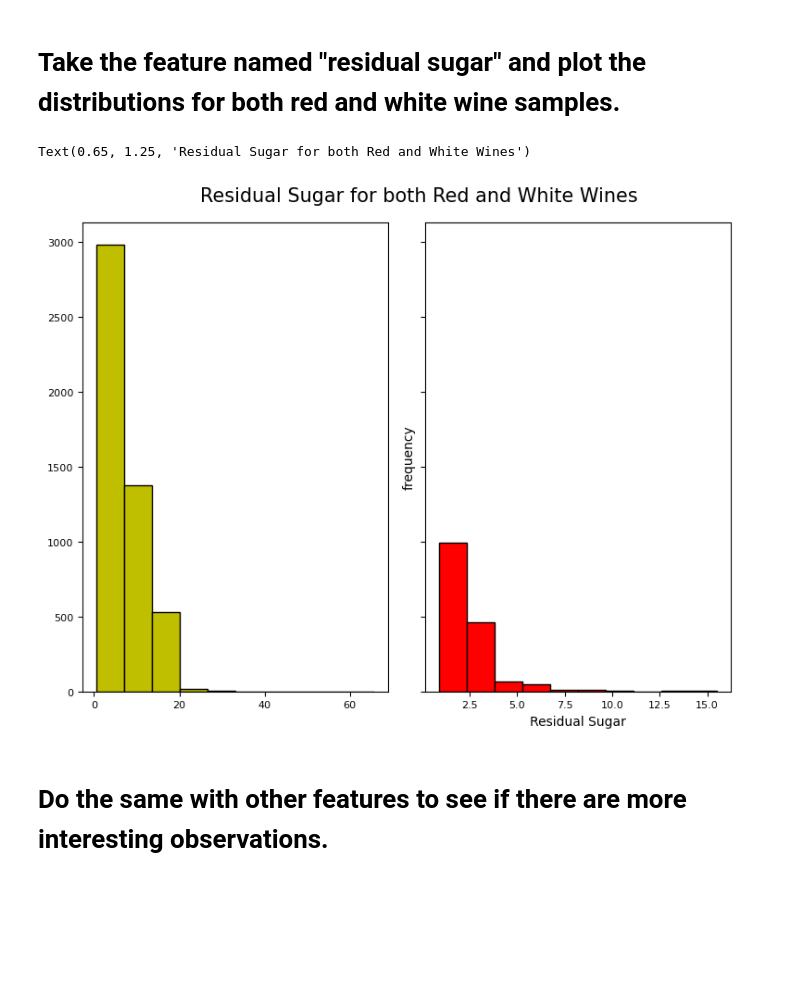
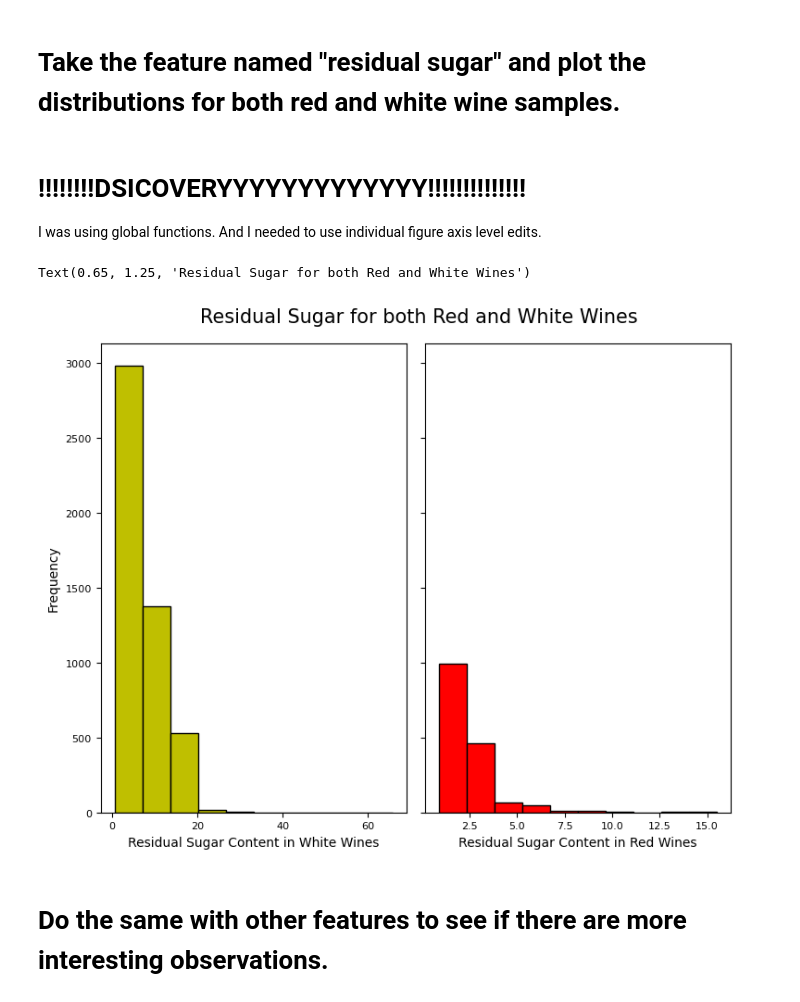
Before and after one commit to marcosmicozzi/Module01_Project02, a Jupyter notebook: m1p2s1.ipynb, the cells around one changed output. Cells and saved outputs as stored; diff of their text form; code cells hidden in the pictures; blank space fills up the shorter version.

```diff
--- a/m1p2s1.ipynb
+++ b/m1p2s1.ipynb
@@ -476,26 +500,30 @@ Text(0.65, 1.25, 'White Wine Univariate Plots')
 [figure]
 # %% [markdown]
 # Take the feature named "residual sugar" and plot the distributions for both red and white wine samples.
+# %% [markdown]
+# !!!!!!!!DSICOVERYYYYYYYYYYYYY!!!!!!!!!!!!!!
+
+I was using global functions. And I needed to use individual figure axis level edits.
 # %%
 fig, ax = plt.subplots(nrows= 1,ncols= 2, sharey= True)
 
 # why is plt.ylabel and xlabel not working for white wine?
 
-plt.ylabel("frequency")
-plt.xlabel("Residual Sugar")
+# Because these are global functions.
+# plt.ylabel("frequency")
+# plt.xlabel("Residual Sugar")
 # ax.set_xlabel('Residual Sugar')
+
 white_wine['residual_sugar'].hist(bins=10, color='y', edgecolor='black', ax=ax[0], linewidth=1.0, xlabelsize=8, ylabelsize=8, grid=False)
-plt.ylabel("frequency")
-plt.xlabel("Residual Sugar")
 red_wine['residual_sugar'].hist(bins=10, color='r', edgecolor='black', ax=ax[1], linewidth=1.0, xlabelsize=8, ylabelsize=8, grid=False)
+ax[0].set(xlabel='Residual Sugar Content in White Wines', ylabel='Frequency')
+ax[1].set(xlabel='Residual Sugar Content in Red Wines')
 
 plt.tight_layout(rect=(0, 0, 1.2, 1.2))
-plt.ylabel("frequency")
-plt.xlabel("Residual Sugar")
 plt.suptitle('Residual Sugar for both Red and White Wines', x=0.65, y=1.25, fontsize=15)
 # %% [output]
 Text(0.65, 1.25, 'Residual Sugar for both Red and White Wines')
-[figure, old version]
+[figure, new version]
 # %% [markdown]
 # Do the same with other features to see if there are more interesting observations.
 # %% [markdown]
```
Also changed, not shown: parts of 29 cells of this notebook, 2 other files.
